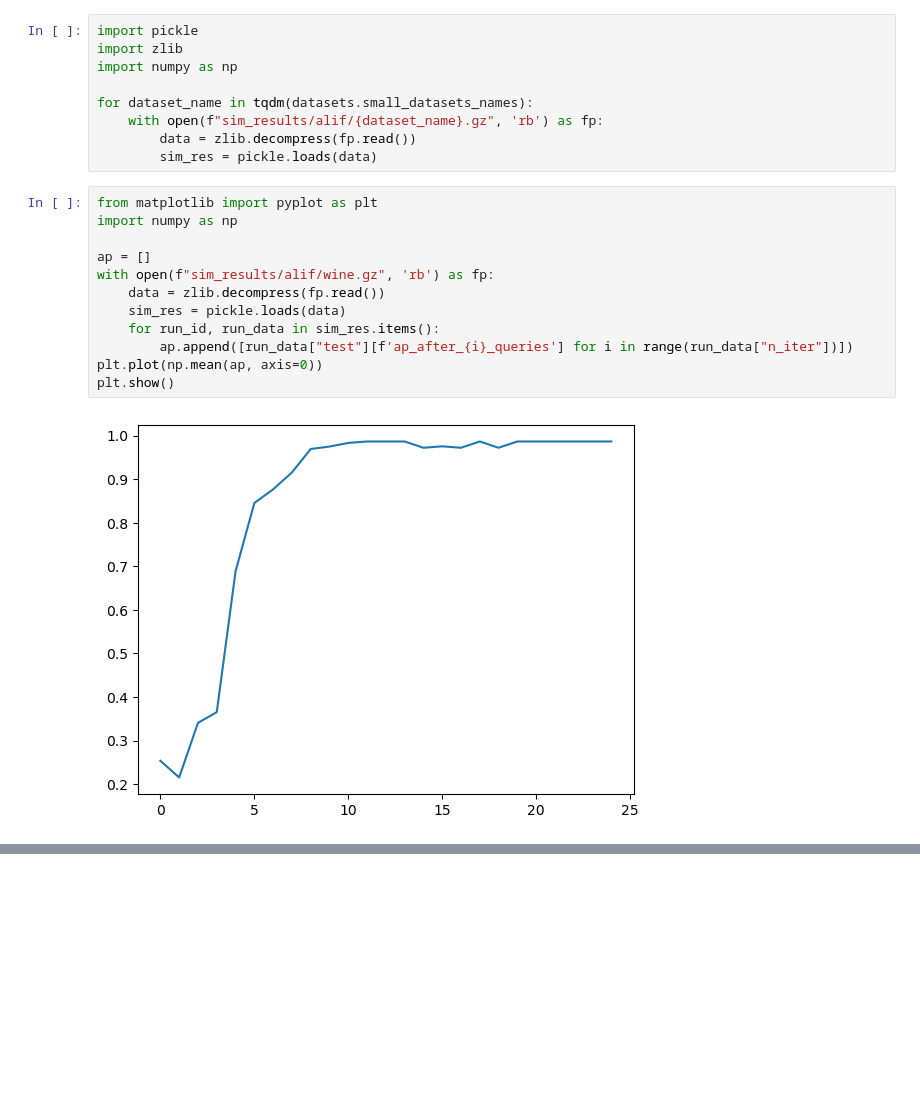
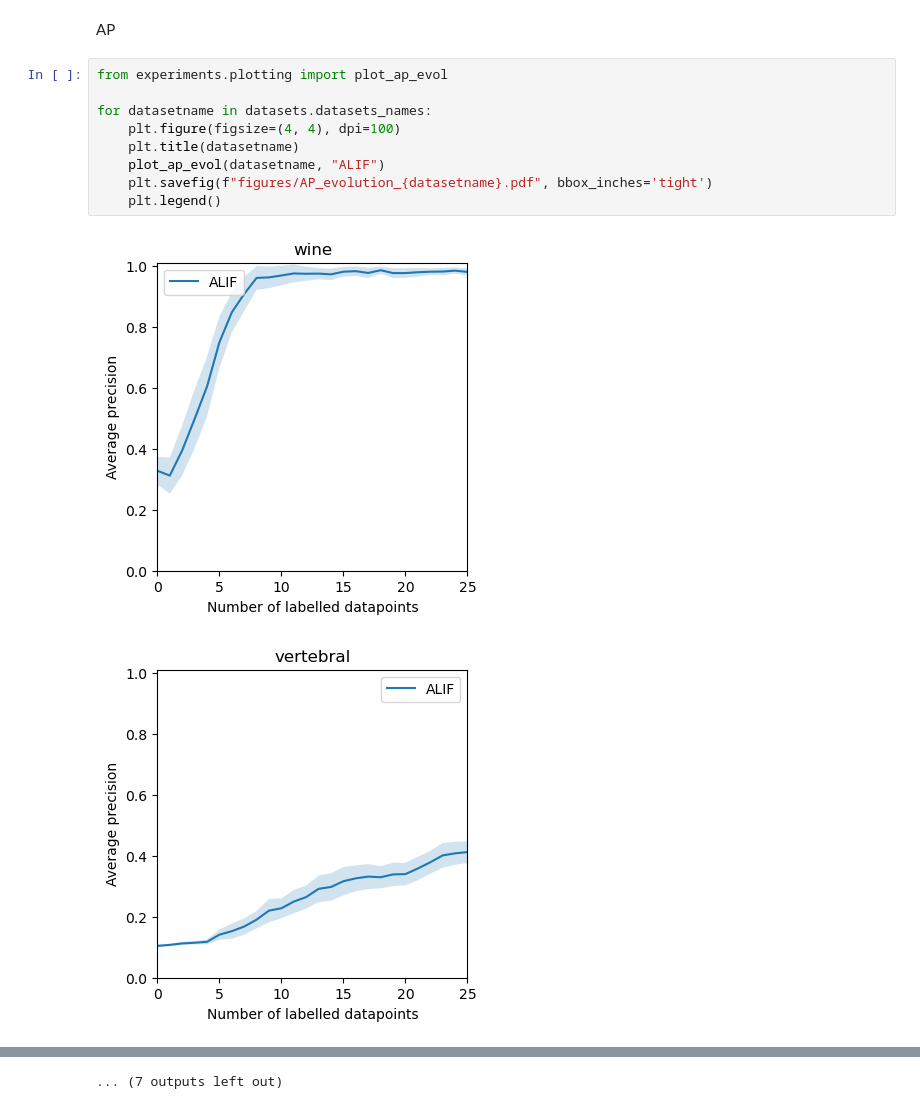
Before and after one commit to davidesartor/balif, a Jupyter notebook: experiments/visualization.ipynb, the cells around one changed output, grey strips where cells are left out. Saved outputs shown, nothing was run; the diff lists cells and outputs as text; blank space fills up the shorter version.

```diff
--- a/experiments/visualization.ipynb
+++ b/experiments/visualization.ipynb
@@ -7,23 +13,14 @@ if parent_dir not in sys.path:
-# %%
-import pickle
-import zlib
-import numpy as np
-
-for dataset_name in tqdm(datasets.small_datasets_names):
-    with open(f"sim_results/alif/{dataset_name}.gz", 'rb') as fp:
-        data = zlib.decompress(fp.read())
-        sim_res = pickle.loads(data)
-# %%
-from matplotlib import pyplot as plt
-import numpy as np
-
-ap = []
-with open(f"sim_results/alif/wine.gz", 'rb') as fp:
-    data = zlib.decompress(fp.read())
-    sim_res = pickle.loads(data)
-    for run_id, run_data in sim_res.items():
-        ap.append([run_data["test"][f'ap_after_{i}_queries'] for i in range(run_data["n_iter"])])
-plt.plot(np.mean(ap, axis=0))
-plt.show()
-# %% [output]
-[figure, removed]
+# %% [markdown]
+AP
+# %%
+from experiments.plotting import plot_ap_evol
+
+for datasetname in datasets.datasets_names:
+    plt.figure(figsize=(4, 4), dpi=100)
+    plt.title(datasetname)
+    plot_ap_evol(datasetname, "ALIF")
+    plt.savefig(f"figures/AP_evolution_{datasetname}.pdf", bbox_inches='tight')
+    plt.legend()
+# %% [output]
+[figure, added]
+[figure, added]
@@ -29,0 +37 @@ plt.show()
+... (7 outputs left out)
```
Also changed, not shown: parts of 6 cells of this notebook, 40 other files.
